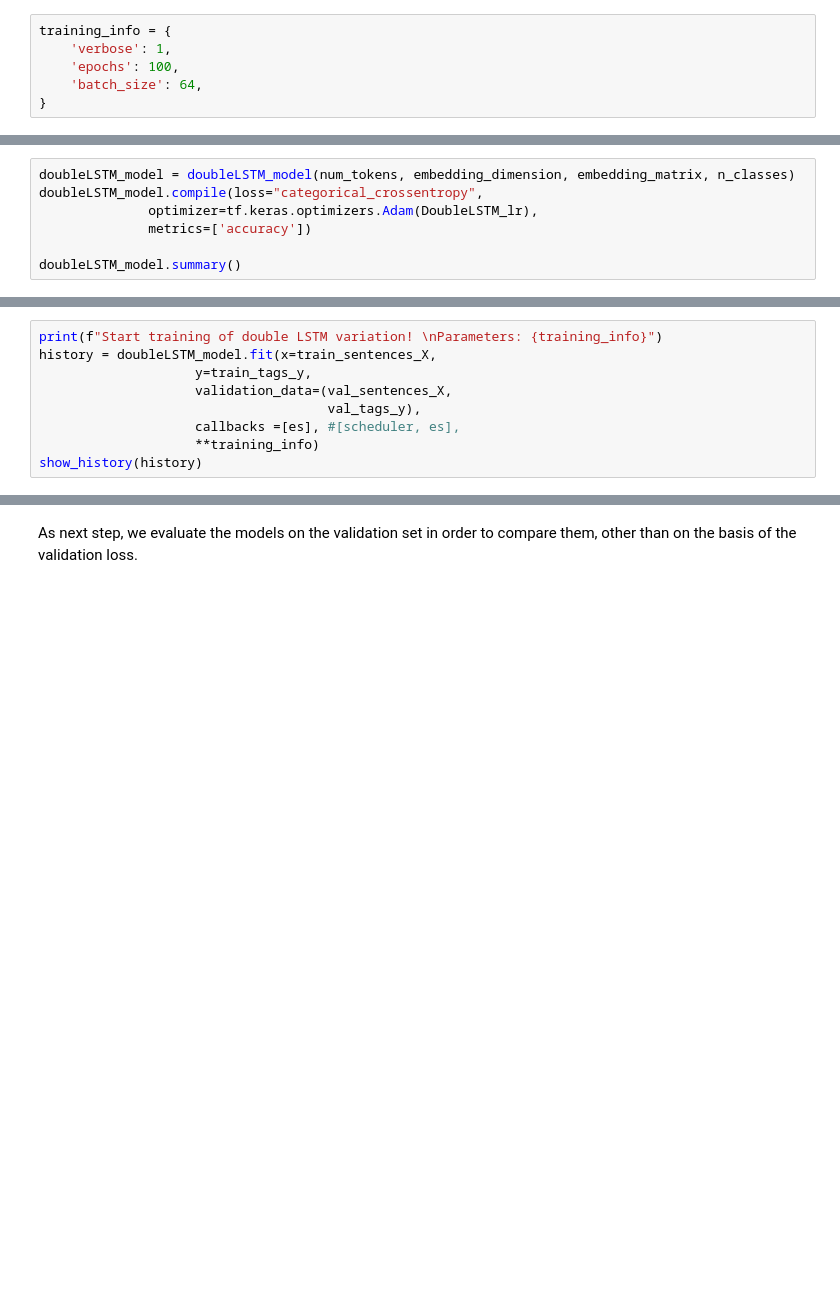
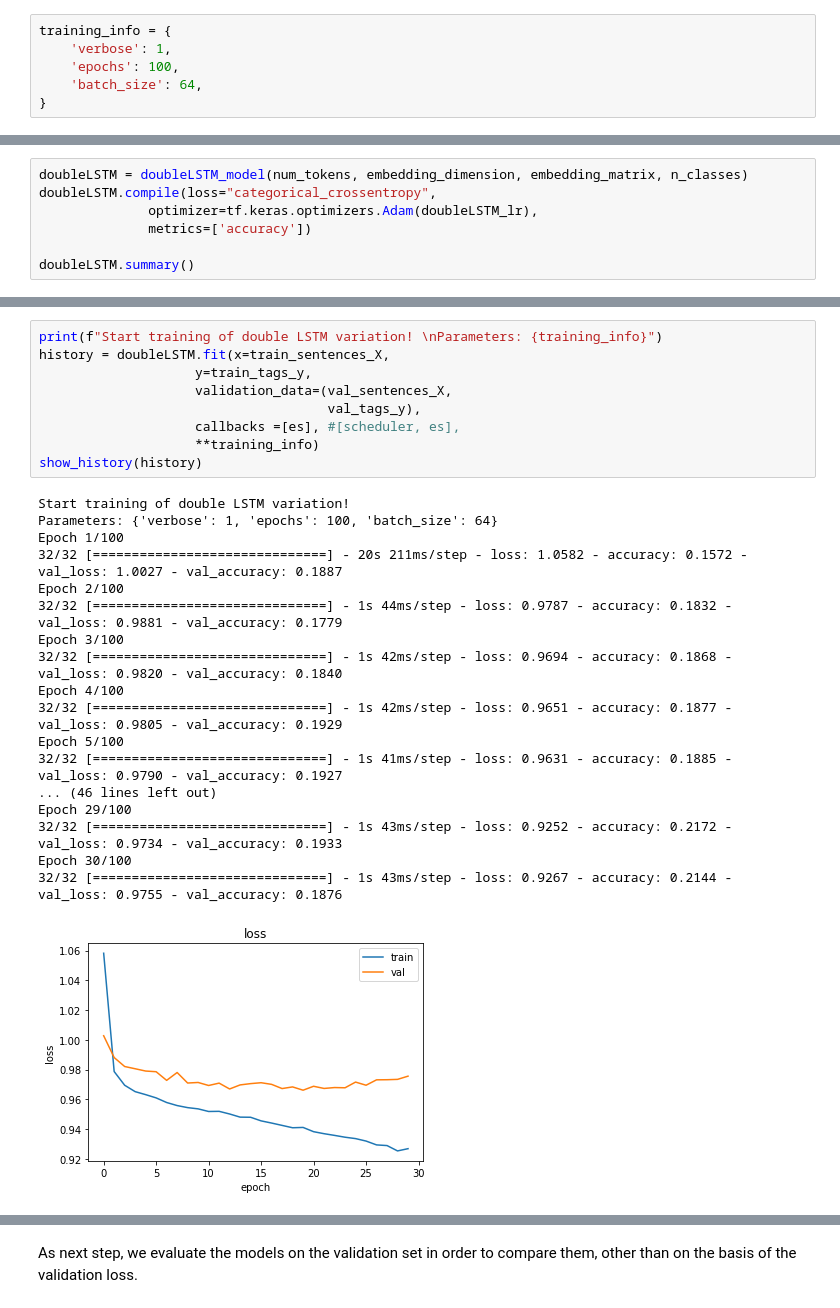
Before and after one commit to DomMcOyle/NLP-Assigments-22-23, a Jupyter notebook: Assignment1.ipynb, the cells around one changed output, grey strips where cells are left out. Saved outputs shown, nothing was run; the diff lists cells and outputs as text; blank space fills up the shorter version.

```diff
--- a/Assignment1.ipynb
+++ b/Assignment1.ipynb
@@ -869,7 +947,7 @@ show_history(history)
 # %%
-doubleLSTM_model = doubleLSTM_model(num_tokens, embedding_dimension, embedding_matrix, n_classes)
-doubleLSTM_model.compile(loss="categorical_crossentropy",
-              optimizer=tf.keras.optimizers.Adam(DoubleLSTM_lr),
+doubleLSTM = doubleLSTM_model(num_tokens, embedding_dimension, embedding_matrix, n_classes)
+doubleLSTM.compile(loss="categorical_crossentropy",
+              optimizer=tf.keras.optimizers.Adam(doubleLSTM_lr),
               metrics=['accuracy'])
 
-doubleLSTM_model.summary()
+doubleLSTM.summary()
@@ -876,9 +972,28 @@ doubleLSTM_model.summary()
 # %%
 print(f"Start training of double LSTM variation! \nParameters: {training_info}")
-history = doubleLSTM_model.fit(x=train_sentences_X,
+history = doubleLSTM.fit(x=train_sentences_X,
                     y=train_tags_y,
                     validation_data=(val_sentences_X,
                                      val_tags_y),
                     callbacks =[es], #[scheduler, es],
                     **training_info)
 show_history(history)
+# %% [output]
+Start training of double LSTM variation!
+Parameters: {'verbose': 1, 'epochs': 100, 'batch_size': 64}
+Epoch 1/100
+32/32 [==============================] - 20s 211ms/step - loss: 1.0582 - accuracy: 0.1572 - val_loss: 1.0027 - val_accuracy: 0.1887
+Epoch 2/100
+32/32 [==============================] - 1s 44ms/step - loss: 0.9787 - accuracy: 0.1832 - val_loss: 0.9881 - val_accuracy: 0.1779
+Epoch 3/100
+32/32 [==============================] - 1s 42ms/step - loss: 0.9694 - accuracy: 0.1868 - val_loss: 0.9820 - val_accuracy: 0.1840
+Epoch 4/100
+32/32 [==============================] - 1s 42ms/step - loss: 0.9651 - accuracy: 0.1877 - val_loss: 0.9805 - val_accuracy: 0.1929
+Epoch 5/100
+32/32 [==============================] - 1s 41ms/step - loss: 0.9631 - accuracy: 0.1885 - val_loss: 0.9790 - val_accuracy: 0.1927
+... (46 lines left out)
+Epoch 29/100
+32/32 [==============================] - 1s 43ms/step - loss: 0.9252 - accuracy: 0.2172 - val_loss: 0.9734 - val_accuracy: 0.1933
+Epoch 30/100
+32/32 [==============================] - 1s 43ms/step - loss: 0.9267 - accuracy: 0.2144 - val_loss: 0.9755 - val_accuracy: 0.1876
+[figure, added]
```
Also changed, not shown: parts of 16 cells of this notebook.
